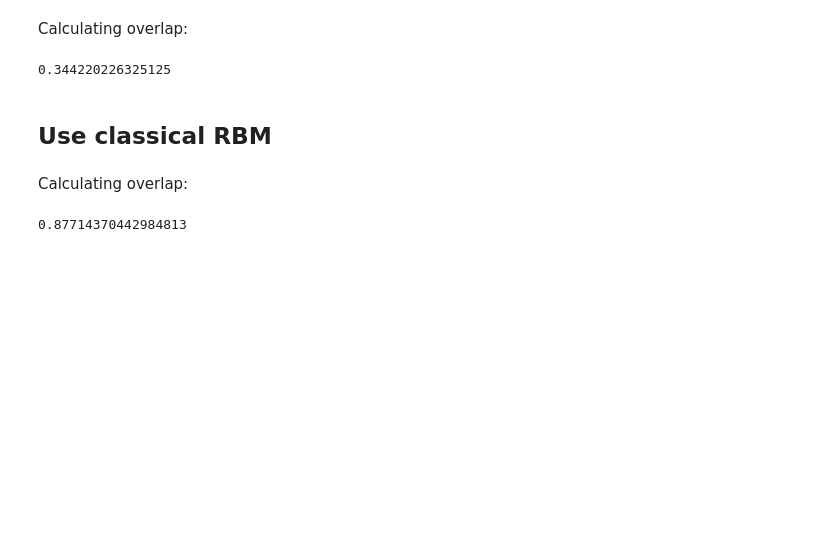
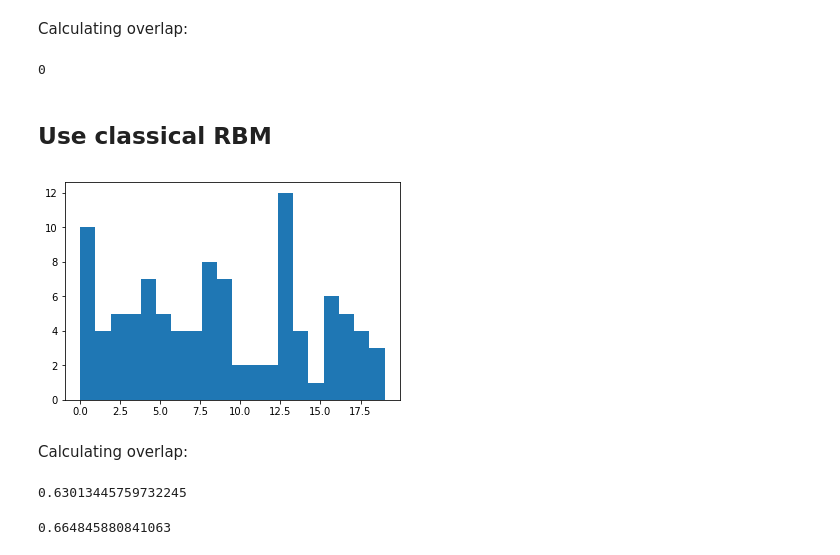
Before and after one commit to RQC-QApp/NNQST, a Jupyter notebook: nn_qst/nn_qst.ipynb, the cells around one changed output. Saved outputs shown, nothing was run; the diff lists cells and outputs as text; code cells hidden in the pictures; blank space fills up the shorter version.

```diff
--- a/nn_qst/nn_qst.ipynb
+++ b/nn_qst/nn_qst.ipynb
@@ -125,19 +127,17 @@ r.train(dataset, dataset, max_epochs=1000, overlap_each=40, onum_samples=1000,
 # %% [markdown]
 Calculating overlap:
-# %%
-num_samples = 1000
-num_steps = 100
-
-sampled_from_RBM = np.array([r.daydream(num_steps)[-1] for _ in range(num_samples)])
-sampled_from_RBM = into_dict(sampled_from_RBM)
-
-ideal_state = into_dict(sparsed_states)
-
-fidelity_dicts(ideal_state, sampled_from_RBM)
-# %% [output]
-0.344220226325125
+# %%
+fidelity_RBM(r, into_dict(dataset))
+# %% [output]
+0
 # %% [markdown]
 ## Use classical RBM
 # %%
 import rbm_classic
+# %%
+num_units = 20
+r_cl = rbm_classic.RBM(num_units, num_units)  # RBM from rbm_classic.py
+dataset = dataset_w(num_units, 100, hist=True)
+# %% [output]
+[figure, added]
 # %%
@@ -147,14 +145,10 @@ r_cl.train(dataset, max_epochs=1000, learning_rate=0.5)
 # %% [markdown]
 Calculating overlap:
-# %%
-num_samples = 1000
-num_steps = 100
-
-sampled_from_RBM_cl = np.array([r_cl.daydream(num_steps)[-1] for _ in range(num_samples)])
-sampled_from_RBM_cl = into_dict(sampled_from_RBM_cl)
-
-ideal_state = into_dict(sparsed_states)
-
-fidelity_dicts(ideal_state, sampled_from_RBM_cl)
-# %% [output]
-0.87714370442984813
+# %%
+fidelity_RBM(r_cl, into_dict(ideal_w(num_units)))
+# %% [output]
+0.63013445759732245
+# %%
+fidelity_RBM(r_cl, into_dict(dataset))
+# %% [output]
+0.664845880841063
```
Also changed, not shown: parts of 14 cells of this notebook.
